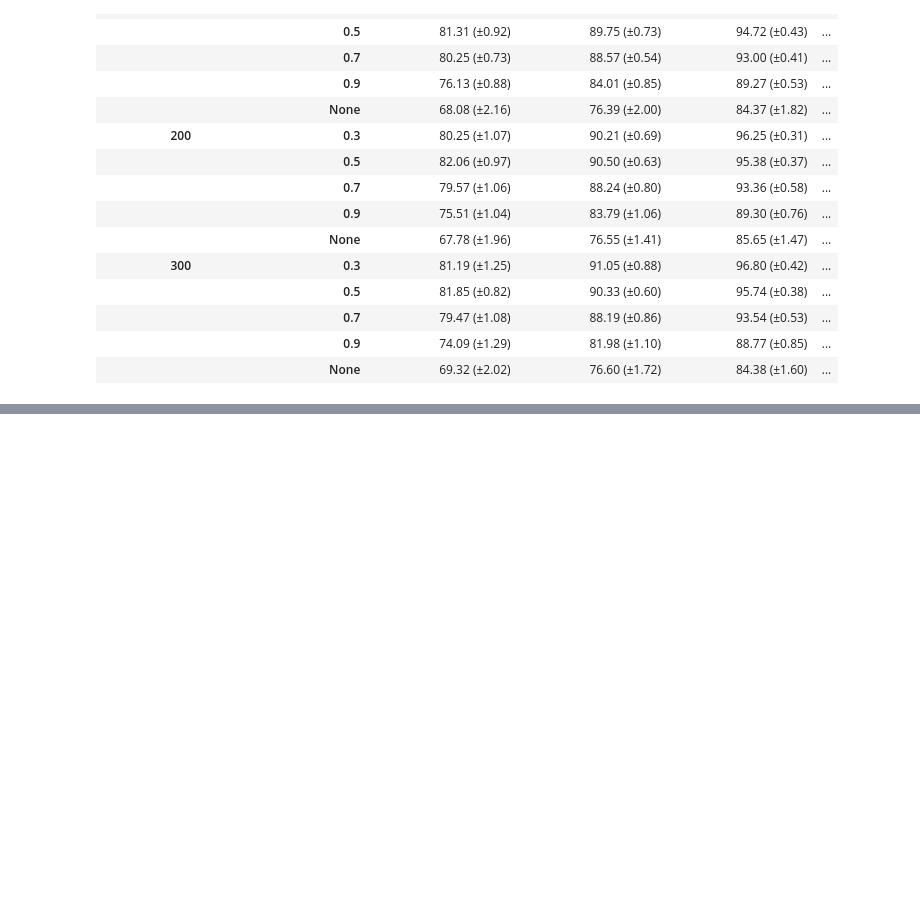
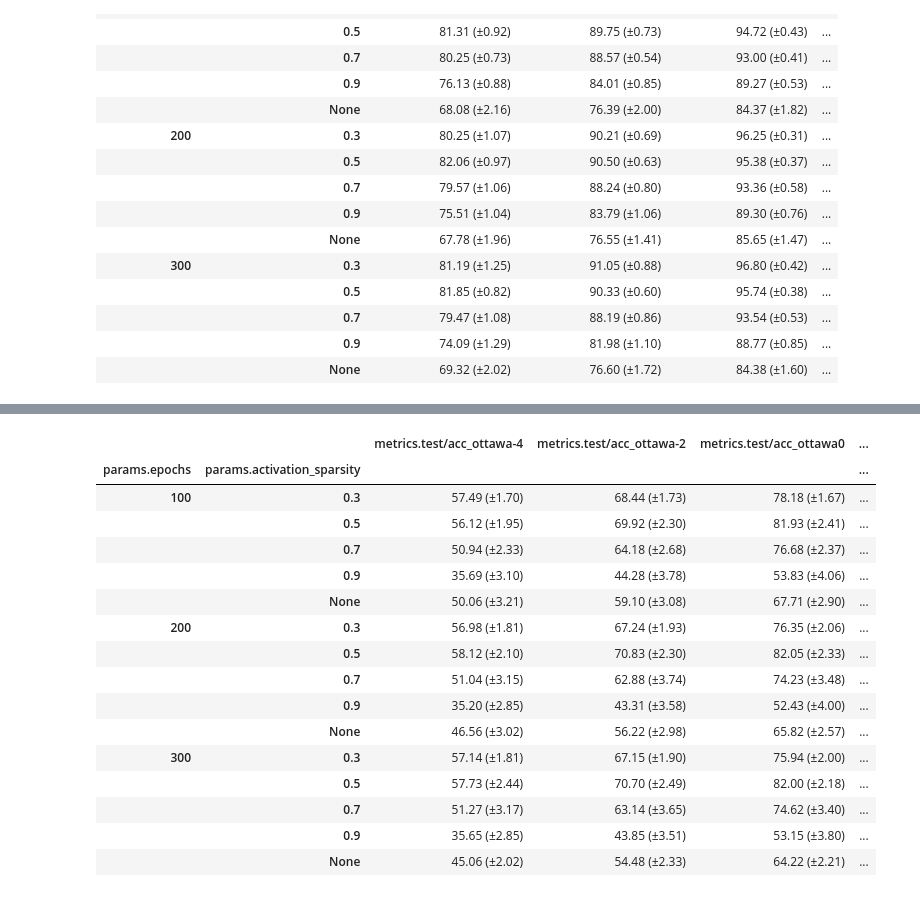
Before and after one commit to lmh970329/sparse-bfd, a Jupyter notebook: result.ipynb, the cells around one changed output, grey strips where cells are left out. Cells and saved outputs as stored; diff of their text form; code cells hidden in the pictures; blank space fills up the shorter version.

```diff
--- a/result.ipynb
+++ b/result.ipynb
@@ -105,0 +213,37 @@ result_table
+# %%
+experiments = mlflow.search_experiments(filter_string="name LIKE 'Featuremap Pruning %'")
+runs = mlflow.search_runs(filter_string="params.datapath = 'data/ottawa'",experiment_ids=[experiment.experiment_id for experiment in experiments])
+
+cols = [f'metrics.test/acc_ottawa{n}' for n in [-4, -2, 0, 2, 4]] + ['metrics.test/acc_ottawa']
+
+
+runs[cols] = runs[cols] * 100
+
+means = runs.groupby(by=['params.epochs', 'params.activation_sparsity'])[cols].mean()
+stds = runs.groupby(by=['params.epochs', 'params.activation_sparsity'])[cols].std()
+ci_95 = 1.96 * stds / np.sqrt(30)
+
+gen_ci_str = lambda mean, ci: f'{mean:.2f} (±{ci:.2f})'
+def generate_CI_str(means:pd.Series, stds:pd.Series):
+    return means.combine(stds, gen_ci_str)
+
+result_table = means.combine(ci_95, generate_CI_str)
+result_table
+# %% [output]
+|  |  | metrics.test/acc_ottawa-4 | metrics.test/acc_ottawa-2 | metrics.test/acc_ottawa0 | ... |
+| params.epochs | params.activation_sparsity |  |  |  | ... |
+| 100 | 0.3 | 57.49 (±1.70) | 68.44 (±1.73) | 78.18 (±1.67) | ... |
+|  | 0.5 | 56.12 (±1.95) | 69.92 (±2.30) | 81.93 (±2.41) | ... |
+|  | 0.7 | 50.94 (±2.33) | 64.18 (±2.68) | 76.68 (±2.37) | ... |
+|  | 0.9 | 35.69 (±3.10) | 44.28 (±3.78) | 53.83 (±4.06) | ... |
+|  | None | 50.06 (±3.21) | 59.10 (±3.08) | 67.71 (±2.90) | ... |
+| 200 | 0.3 | 56.98 (±1.81) | 67.24 (±1.93) | 76.35 (±2.06) | ... |
+|  | 0.5 | 58.12 (±2.10) | 70.83 (±2.30) | 82.05 (±2.33) | ... |
+|  | 0.7 | 51.04 (±3.15) | 62.88 (±3.74) | 74.23 (±3.48) | ... |
+|  | 0.9 | 35.20 (±2.85) | 43.31 (±3.58) | 52.43 (±4.00) | ... |
+|  | None | 46.56 (±3.02) | 56.22 (±2.98) | 65.82 (±2.57) | ... |
+| 300 | 0.3 | 57.14 (±1.81) | 67.15 (±1.90) | 75.94 (±2.00) | ... |
+|  | 0.5 | 57.73 (±2.44) | 70.70 (±2.49) | 82.00 (±2.18) | ... |
+|  | 0.7 | 51.27 (±3.17) | 63.14 (±3.65) | 74.62 (±3.40) | ... |
+|  | 0.9 | 35.65 (±2.85) | 43.85 (±3.51) | 53.15 (±3.80) | ... |
+|  | None | 45.06 (±2.02) | 54.48 (±2.33) | 64.22 (±2.21) | ... |
```
Also changed, not shown: parts of 15 cells of this notebook, 1 other file.
